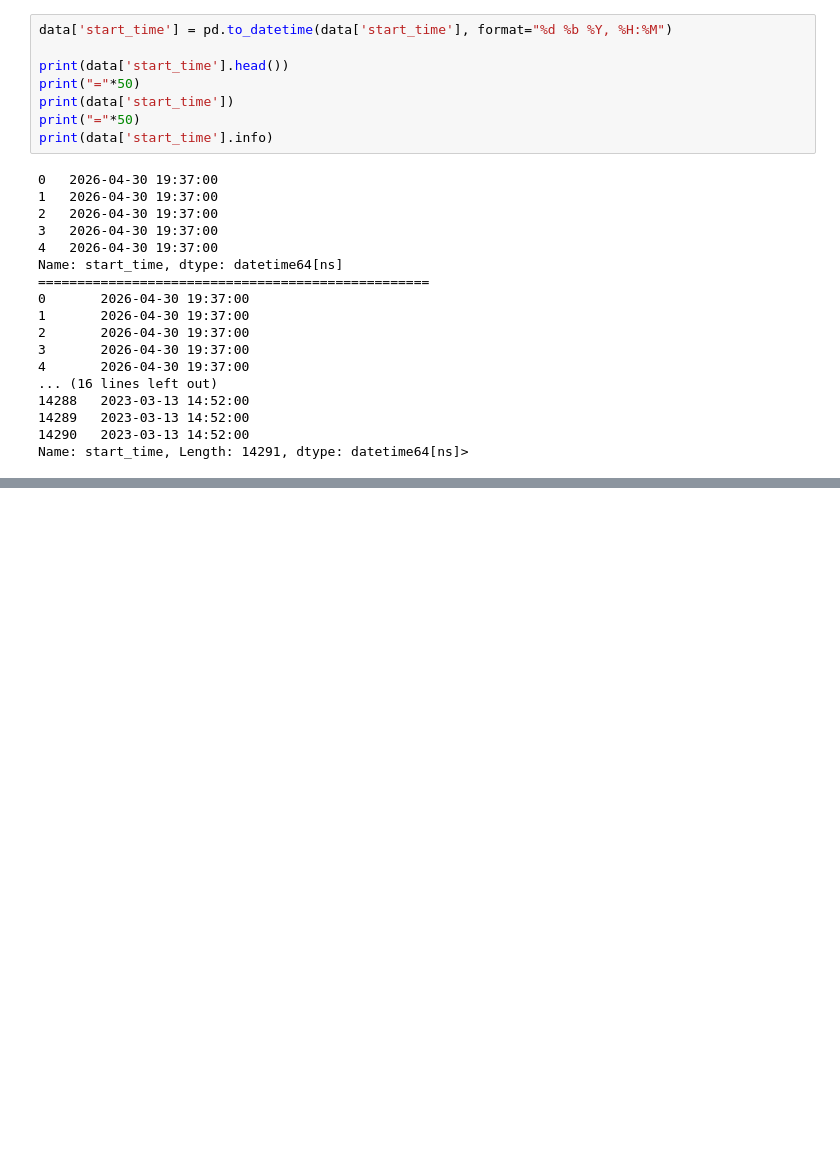
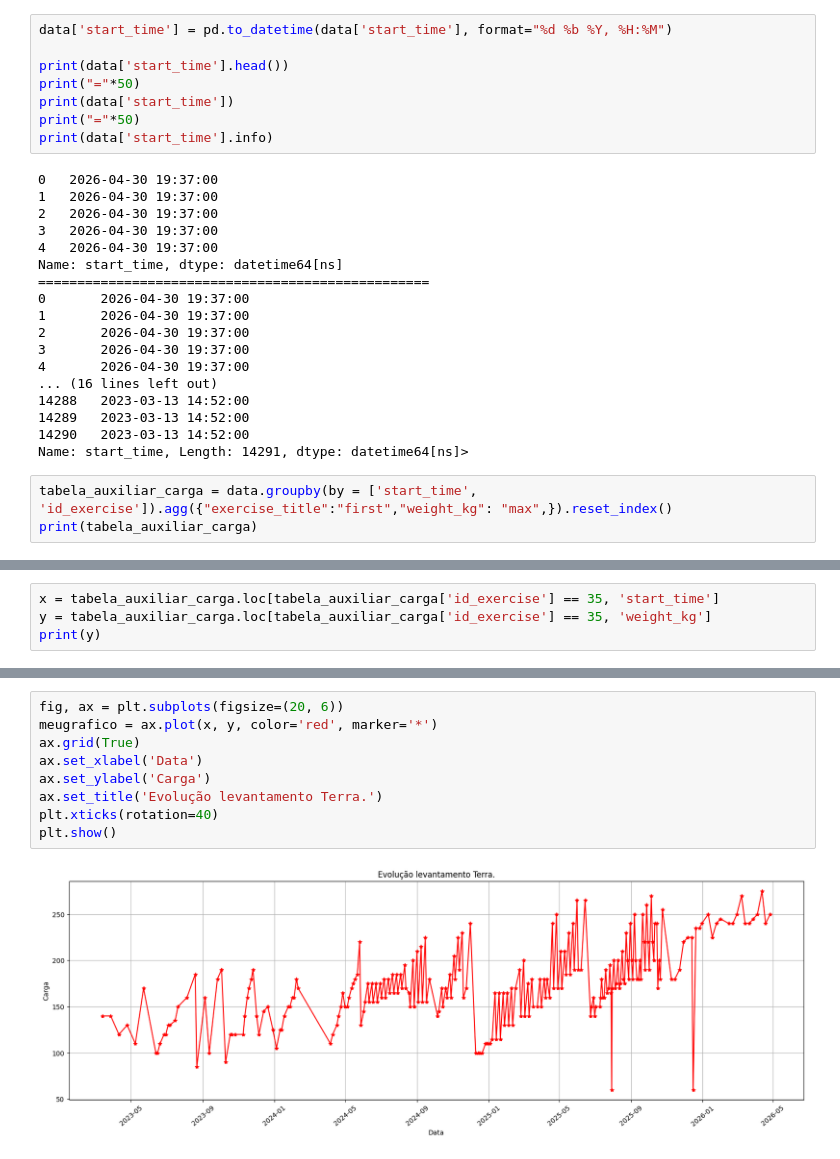
Before and after one commit to LucasDiasAlves/data-set_treino, a Jupyter notebook: notebook.ipynb, the cells around one changed output, grey strips where cells are left out. Saved outputs shown, nothing was run; the diff lists cells and outputs as text; blank space fills up the shorter version.

Commit message:
FEAT - mais uma tabela auxilair crianda para melhorar visualização de gráfico de evolução

```diff
--- a/notebook.ipynb
+++ b/notebook.ipynb
@@ -362,3 +362,6 @@ Name: start_time, dtype: datetime64[ns]
 14289   2023-03-13 14:52:00
 14290   2023-03-13 14:52:00
 Name: start_time, Length: 14291, dtype: datetime64[ns]>
+# %%
+tabela_auxiliar_carga = data.groupby(by = ['start_time', 'id_exercise']).agg({"exercise_title":"first","weight_kg": "max",}).reset_index()
+print(tabela_auxiliar_carga)
@@ -364,0 +386,4 @@ Name: start_time, Length: 14291, dtype: datetime64[ns]>
+# %%
+x = tabela_auxiliar_carga.loc[tabela_auxiliar_carga['id_exercise'] == 35, 'start_time']
+y = tabela_auxiliar_carga.loc[tabela_auxiliar_carga['id_exercise'] == 35, 'weight_kg']
+print(y)
@@ -364,0 +403,11 @@ Name: start_time, Length: 14291, dtype: datetime64[ns]>
+# %%
+fig, ax = plt.subplots(figsize=(20, 6))
+meugrafico = ax.plot(x, y, color='red', marker='*')
+ax.grid(True)
+ax.set_xlabel('Data')
+ax.set_ylabel('Carga')
+ax.set_title('Evolução levantamento Terra.')
+plt.xticks(rotation=40)
+plt.show()
+# %% [output]
+[figure, added]
```
Also changed, not shown: parts of 6 cells of this notebook.
